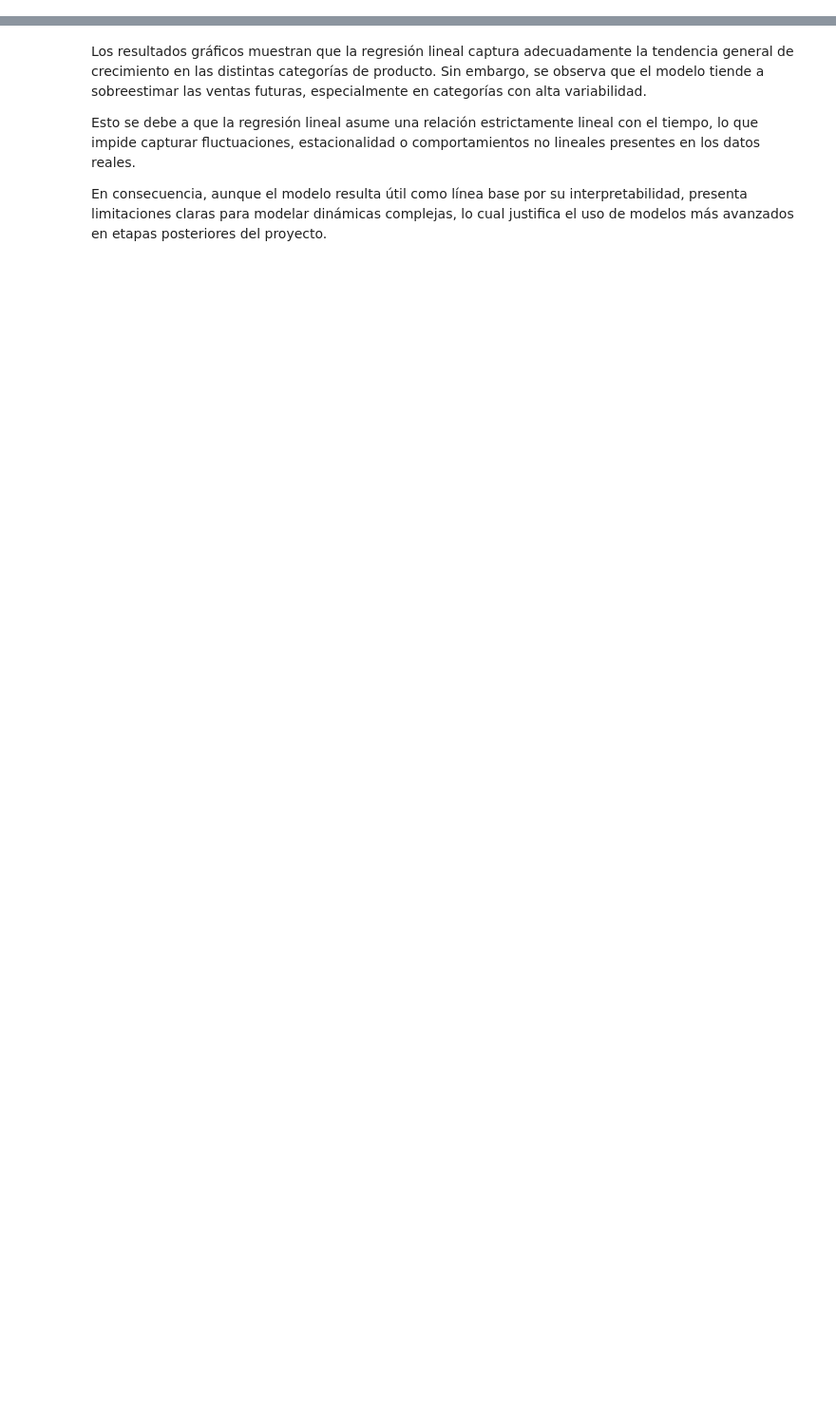
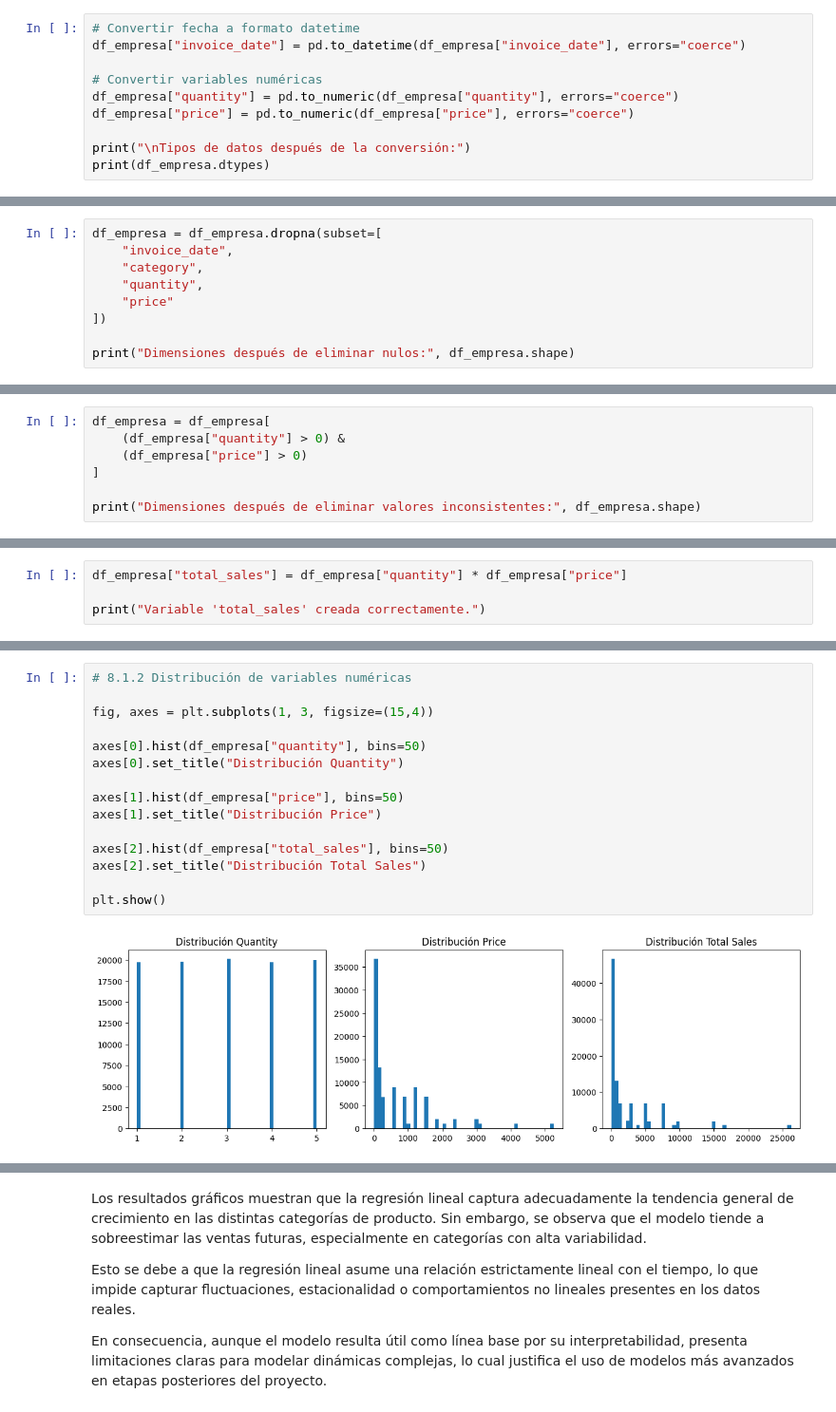
Before and after one commit to roguef07/TFM_Equipo_15, a Jupyter notebook: forecast_app/Modelados.ipynb, the cells around one changed output, grey strips where cells are left out. Shown at 95% size. Drawn from its saved outputs; the diff is of its cells as text; blank space fills up the shorter version.

```diff
--- a/forecast_app/Modelados.ipynb
+++ b/forecast_app/Modelados.ipynb
@@ -496,0 +226,10 @@ Es un punto de partida sólido y su interpretabilidad facilita la validación de
+# %%
+# Convertir fecha a formato datetime
+df_empresa["invoice_date"] = pd.to_datetime(df_empresa["invoice_date"], errors="coerce")
+
+# Convertir variables numéricas
+df_empresa["quantity"] = pd.to_numeric(df_empresa["quantity"], errors="coerce")
+df_empresa["price"] = pd.to_numeric(df_empresa["price"], errors="coerce")
+
+print("\nTipos de datos después de la conversión:")
+print(df_empresa.dtypes)
@@ -496,0 +261,9 @@ Es un punto de partida sólido y su interpretabilidad facilita la validación de
+# %%
+df_empresa = df_empresa.dropna(subset=[
+    "invoice_date",
+    "category",
+    "quantity",
+    "price"
+])
+
+print("Dimensiones después de eliminar nulos:", df_empresa.shape)
@@ -496,0 +276,7 @@ Es un punto de partida sólido y su interpretabilidad facilita la validación de
+# %%
+df_empresa = df_empresa[
+    (df_empresa["quantity"] > 0) &
+    (df_empresa["price"] > 0)
+]
+
+print("Dimensiones después de eliminar valores inconsistentes:", df_empresa.shape)
@@ -496,0 +289,4 @@ Es un punto de partida sólido y su interpretabilidad facilita la validación de
+# %%
+df_empresa["total_sales"] = df_empresa["quantity"] * df_empresa["price"]
+
+print("Variable 'total_sales' creada correctamente.")
@@ -496,0 +352,17 @@ Es un punto de partida sólido y su interpretabilidad facilita la validación de
+# %%
+# 8.1.2 Distribución de variables numéricas
+
+fig, axes = plt.subplots(1, 3, figsize=(15,4))
+
+axes[0].hist(df_empresa["quantity"], bins=50)
+axes[0].set_title("Distribución Quantity")
+
+axes[1].hist(df_empresa["price"], bins=50)
+axes[1].set_title("Distribución Price")
+
+axes[2].hist(df_empresa["total_sales"], bins=50)
+axes[2].set_title("Distribución Total Sales")
+
+plt.show()
+# %% [output]
+[figure, added]
```
Also changed, not shown: parts of 159 cells of this notebook.
